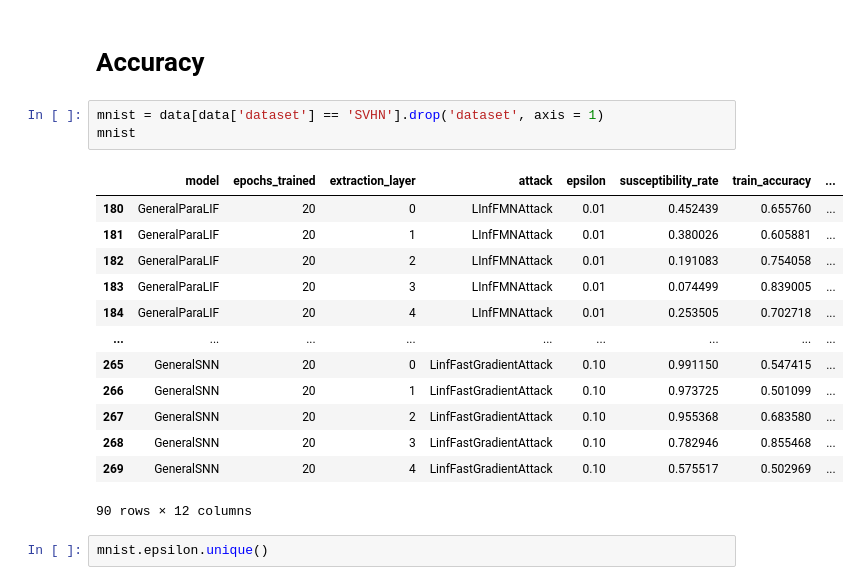
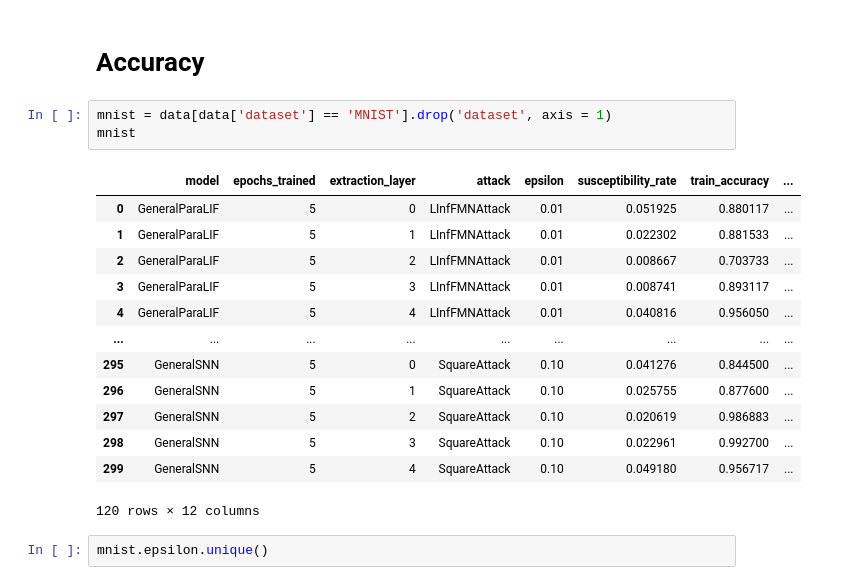
Before and after one commit to suessflorian/biological-neurons, a Jupyter notebook: Baseline Models/transfer_graphs.ipynb, the cells around one changed output. Cells and saved outputs as stored; diff of their text form.

```diff
--- a/Baseline Models/transfer_graphs.ipynb
+++ b/Baseline Models/transfer_graphs.ipynb
@@ -27,22 +27,22 @@ array(['LInfFMNAttack', 'LinfDeepFoolAttack', 'LinfFastGradientAttack'],
 # %% [markdown]
 # Accuracy
 # %%
-mnist = data[data['dataset'] == 'SVHN'].drop('dataset', axis = 1)
+mnist = data[data['dataset'] == 'MNIST'].drop('dataset', axis = 1)
 mnist
 # %% [output]
 |  | model | epochs_trained | extraction_layer | attack | epsilon | susceptibility_rate | train_accuracy | ... |
-| 180 | GeneralParaLIF | 20 | 0 | LInfFMNAttack | 0.01 | 0.452439 | 0.655760 | ... |
-| 181 | GeneralParaLIF | 20 | 1 | LInfFMNAttack | 0.01 | 0.380026 | 0.605881 | ... |
-| 182 | GeneralParaLIF | 20 | 2 | LInfFMNAttack | 0.01 | 0.191083 | 0.754058 | ... |
-| 183 | GeneralParaLIF | 20 | 3 | LInfFMNAttack | 0.01 | 0.074499 | 0.839005 | ... |
-| 184 | GeneralParaLIF | 20 | 4 | LInfFMNAttack | 0.01 | 0.253505 | 0.702718 | ... |
+| 0 | GeneralParaLIF | 5 | 0 | LInfFMNAttack | 0.01 | 0.051925 | 0.880117 | ... |
+| 1 | GeneralParaLIF | 5 | 1 | LInfFMNAttack | 0.01 | 0.022302 | 0.881533 | ... |
+| 2 | GeneralParaLIF | 5 | 2 | LInfFMNAttack | 0.01 | 0.008667 | 0.703733 | ... |
+| 3 | GeneralParaLIF | 5 | 3 | LInfFMNAttack | 0.01 | 0.008741 | 0.893117 | ... |
+| 4 | GeneralParaLIF | 5 | 4 | LInfFMNAttack | 0.01 | 0.040816 | 0.956050 | ... |
 | ... | ... | ... | ... | ... | ... | ... | ... | ... |
-| 265 | GeneralSNN | 20 | 0 | LinfFastGradientAttack | 0.10 | 0.991150 | 0.547415 | ... |
-| 266 | GeneralSNN | 20 | 1 | LinfFastGradientAttack | 0.10 | 0.973725 | 0.501099 | ... |
-| 267 | GeneralSNN | 20 | 2 | LinfFastGradientAttack | 0.10 | 0.955368 | 0.683580 | ... |
-| 268 | GeneralSNN | 20 | 3 | LinfFastGradientAttack | 0.10 | 0.782946 | 0.855468 | ... |
-| 269 | GeneralSNN | 20 | 4 | LinfFastGradientAttack | 0.10 | 0.575517 | 0.502969 | ... |
+| 295 | GeneralSNN | 5 | 0 | SquareAttack | 0.10 | 0.041276 | 0.844500 | ... |
+| 296 | GeneralSNN | 5 | 1 | SquareAttack | 0.10 | 0.025755 | 0.877600 | ... |
+| 297 | GeneralSNN | 5 | 2 | SquareAttack | 0.10 | 0.020619 | 0.986883 | ... |
+| 298 | GeneralSNN | 5 | 3 | SquareAttack | 0.10 | 0.022961 | 0.992700 | ... |
+| 299 | GeneralSNN | 5 | 4 | SquareAttack | 0.10 | 0.049180 | 0.956717 | ... |
-90 rows × 12 columns
+120 rows × 12 columns
 # %%
 mnist.epsilon.unique()
 # %% [output]
```
Also changed, not shown: parts of 13 cells of this notebook, 5 other files.
